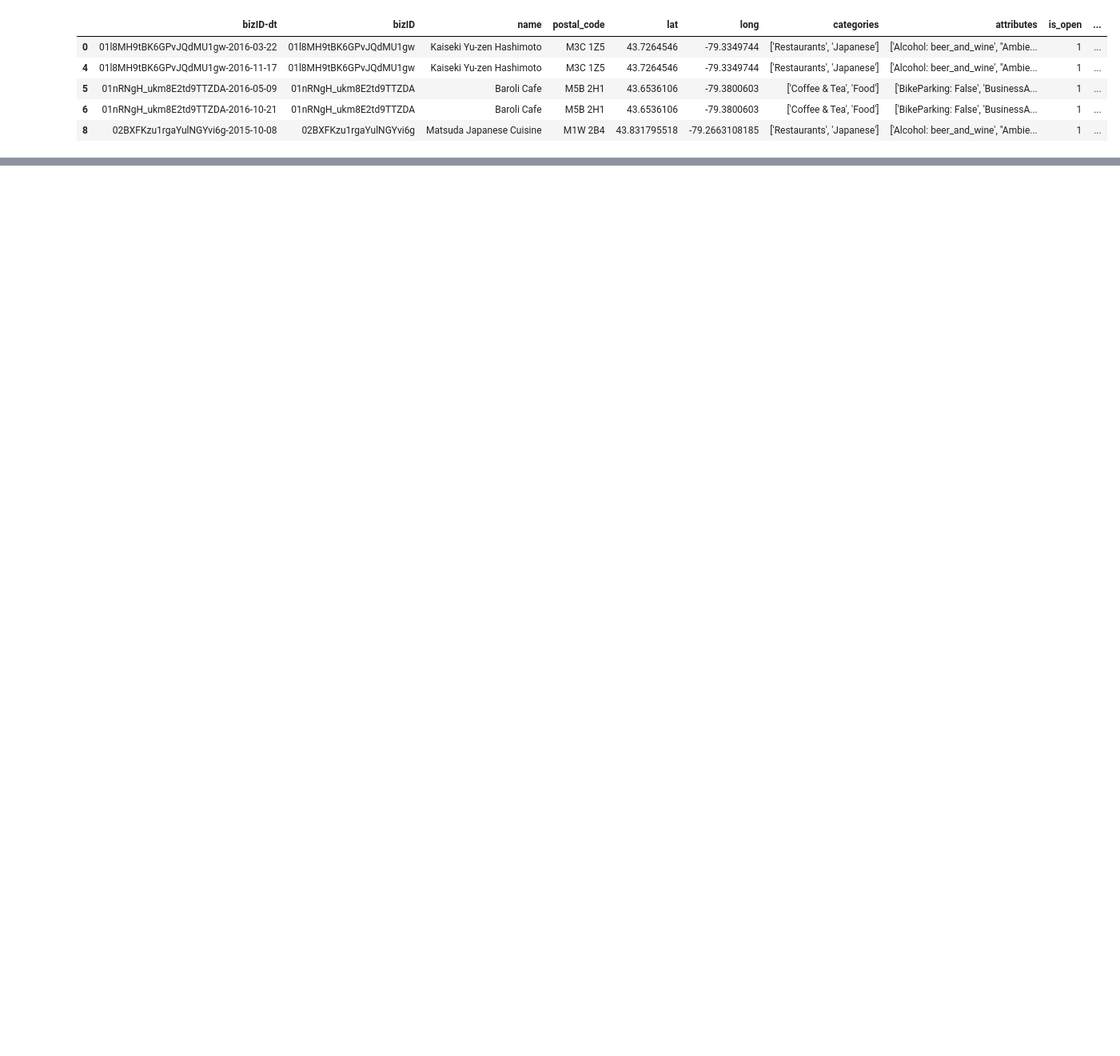
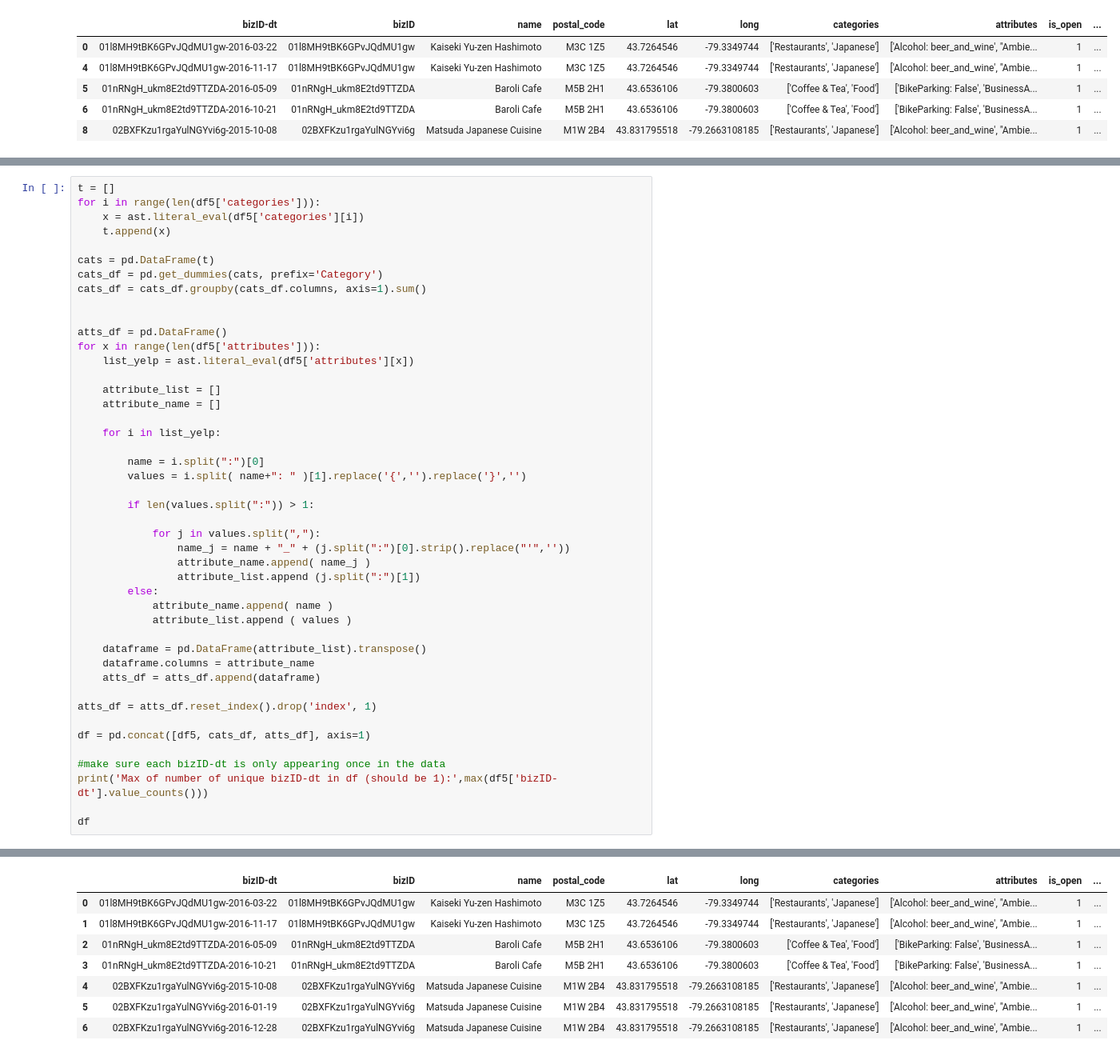
Before and after one commit to ms682/DataScience, a Jupyter notebook: yelp-toronto-dataset.ipynb, the cells around one changed output, grey strips where cells are left out. Shown at 80% size. Saved outputs shown, nothing was run; the diff lists cells and outputs as text; blank space fills up the shorter version.

```diff
--- a/yelp-toronto-dataset.ipynb
+++ b/yelp-toronto-dataset.ipynb
@@ -213,0 +170,46 @@ df
+# %%
+t = []
+for i in range(len(df5['categories'])):
+    x = ast.literal_eval(df5['categories'][i])
+    t.append(x)
+
+cats = pd.DataFrame(t)
+cats_df = pd.get_dummies(cats, prefix='Category')
+cats_df = cats_df.groupby(cats_df.columns, axis=1).sum()
+
+
+atts_df = pd.DataFrame()
+for x in range(len(df5['attributes'])):
+    list_yelp = ast.literal_eval(df5['attributes'][x])
+
+    attribute_list = []
+    attribute_name = []
+
+    for i in list_yelp:
+
+        name = i.split(":")[0]
+        values = i.split( name+": " )[1].replace('{','').replace('}','')
+
+        if len(values.split(":")) > 1:
+
+            for j in values.split(","):
+                name_j = name + "_" + (j.split(":")[0].strip().replace("'",''))
+                attribute_name.append( name_j )
+                attribute_list.append (j.split(":")[1])
+        else:
+            attribute_name.append( name )
+            attribute_list.append ( values )
+
+    dataframe = pd.DataFrame(attribute_list).transpose()
+    dataframe.columns = attribute_name
+    atts_df = atts_df.append(dataframe)
+
+atts_df = atts_df.reset_index().drop('index', 1)
+
+df = pd.concat([df5, cats_df, atts_df], axis=1)
+
+#make sure each bizID-dt is only appearing once in the data
+print('Max of number of unique bizID-dt in df (should be 1):',max(df5['bizID-dt'].value_counts()))
+
+df
+# %% [output]
@@ -214,3 +217,11 @@ df
+|  | bizID-dt | bizID | name | postal_code | lat | long | categories | attributes | is_open | ... |
+| 0 | 01l8MH9tBK6GPvJQdMU1gw-2016-03-22 | 01l8MH9tBK6GPvJQdMU1gw | Kaiseki Yu-zen Hashimoto | M3C 1Z5 | 43.7264546 | -79.3349744 | ['Restaurants', 'Japanese'] | ['Alcohol: beer_and_wine', "Ambie... | 1 | ... |
+| 1 | 01l8MH9tBK6GPvJQdMU1gw-2016-11-17 | 01l8MH9tBK6GPvJQdMU1gw | Kaiseki Yu-zen Hashimoto | M3C 1Z5 | 43.7264546 | -79.3349744 | ['Restaurants', 'Japanese'] | ['Alcohol: beer_and_wine', "Ambie... | 1 | ... |
+| 2 | 01nRNgH_ukm8E2td9TTZDA-2016-05-09 | 01nRNgH_ukm8E2td9TTZDA | Baroli Cafe | M5B 2H1 | 43.6536106 | -79.3800603 | ['Coffee & Tea', 'Food'] | ['BikeParking: False', 'BusinessA... | 1 | ... |
+| 3 | 01nRNgH_ukm8E2td9TTZDA-2016-10-21 | 01nRNgH_ukm8E2td9TTZDA | Baroli Cafe | M5B 2H1 | 43.6536106 | -79.3800603 | ['Coffee & Tea', 'Food'] | ['BikeParking: False', 'BusinessA... | 1 | ... |
+| 4 | 02BXFKzu1rgaYulNGYvi6g-2015-10-08 | 02BXFKzu1rgaYulNGYvi6g | Matsuda Japanese Cuisine | M1W 2B4 | 43.831795518 | -79.2663108185 | ['Restaurants', 'Japanese'] | ['Alcohol: beer_and_wine', "Ambie... | 1 | ... |
+| 5 | 02BXFKzu1rgaYulNGYvi6g-2016-01-19 | 02BXFKzu1rgaYulNGYvi6g | Matsuda Japanese Cuisine | M1W 2B4 | 43.831795518 | -79.2663108185 | ['Restaurants', 'Japanese'] | ['Alcohol: beer_and_wine', "Ambie... | 1 | ... |
+| 6 | 02BXFKzu1rgaYulNGYvi6g-2016-12-28 | 02BXFKzu1rgaYulNGYvi6g | Matsuda Japanese Cuisine | M1W 2B4 | 43.831795518 | -79.2663108185 | ['Restaurants', 'Japanese'] | ['Alcohol: beer_and_wine', "Ambie... | 1 | ... |
 # %%
 #useful code to view all columns of df
 
```
Also changed, not shown: parts of 18 cells of this notebook.
